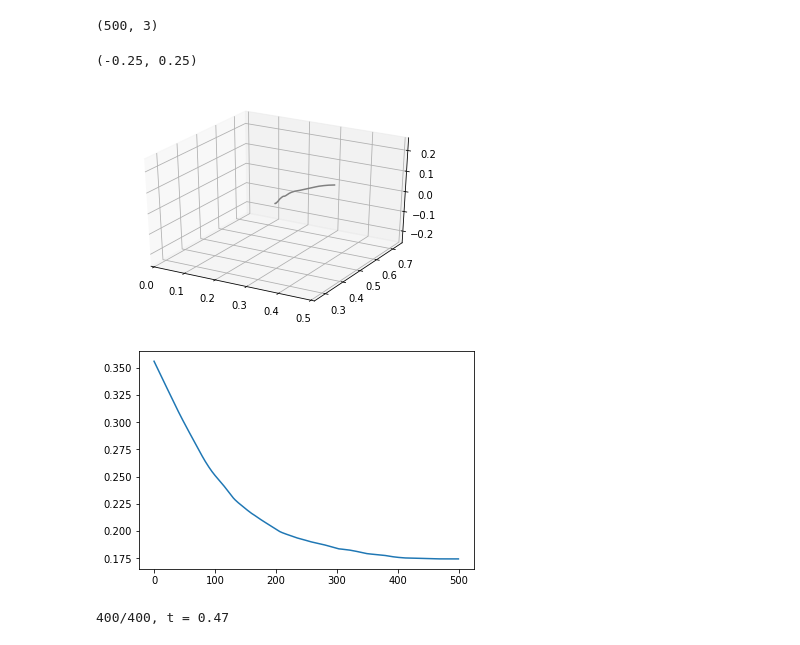
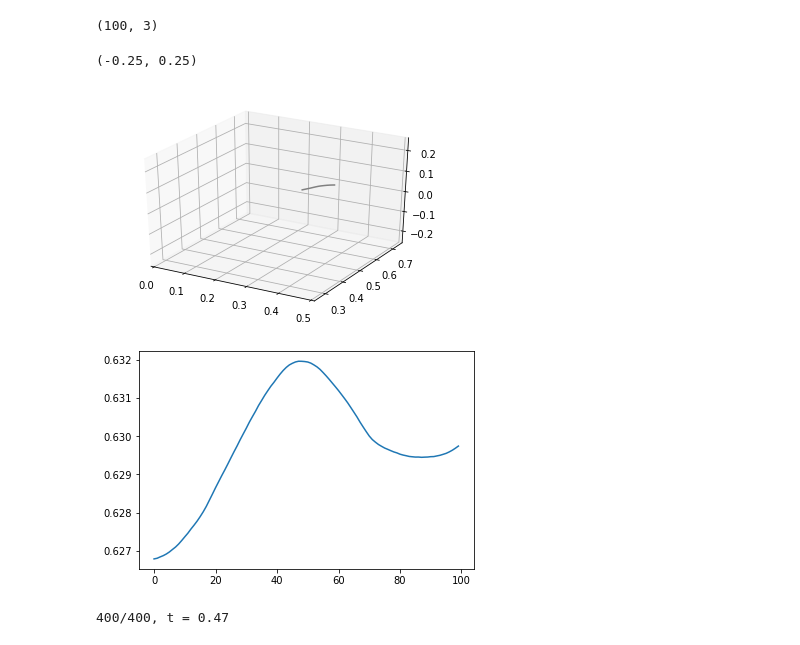
Before and after one commit to sagacitysite/pelenet, a Jupyter notebook: playground.ipynb, the cells around one changed output. Drawn from its saved outputs; the diff is of its cells as text; code cells hidden in the pictures.

```diff
--- a/playground.ipynb
+++ b/playground.ipynb
@@ -8,10 +8,10 @@ import os
 from filterpy.kalman import KalmanFilter
 # %%
 filePath = 'data/robot/test1_rec.txt'
-targets = np.loadtxt(filePath)[1000:1500,0:3]
+targets = np.loadtxt(filePath)[1000:1100,0:3]
 targets.shape
 # %% [output]
-(500, 3)
+(100, 3)
 # %%
 fig = plt.figure()
 ax = plt.axes(projection='3d')
@@ -21,9 +21,9 @@ ax.set_ylim(0.25,0.75)
 ax.set_zlim(-0.25,0.25)
 # %% [output]
 (-0.25, 0.25)
-[figure, old version]
+[figure, new version]
 # %%
-p = plt.plot(targets[:,0])
+p = plt.plot(targets[:,1])
 # %% [output]
-[figure, old version]
+[figure, new version]
 # %%
```
Also changed, not shown: parts of 2 cells of this notebook, 11 other files.
